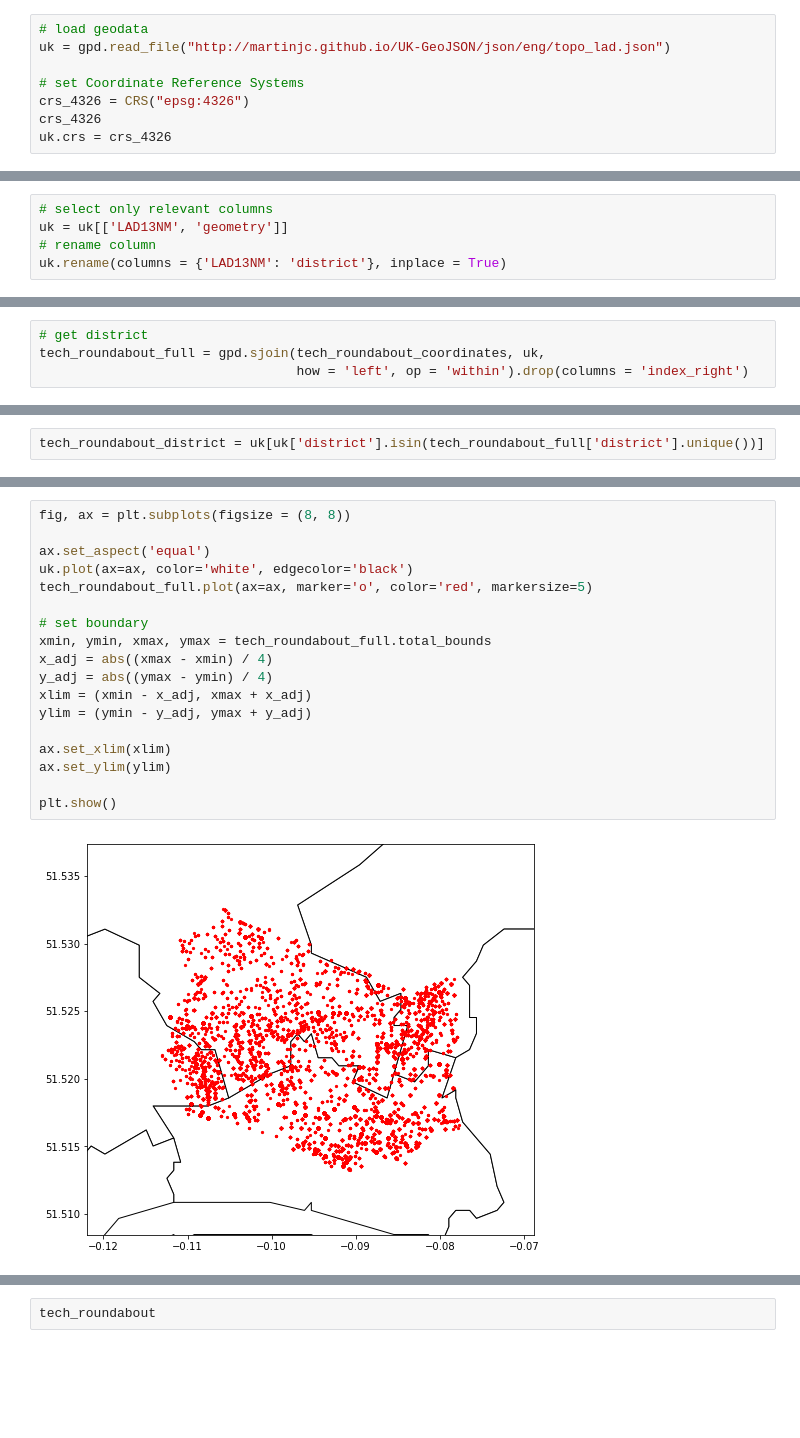
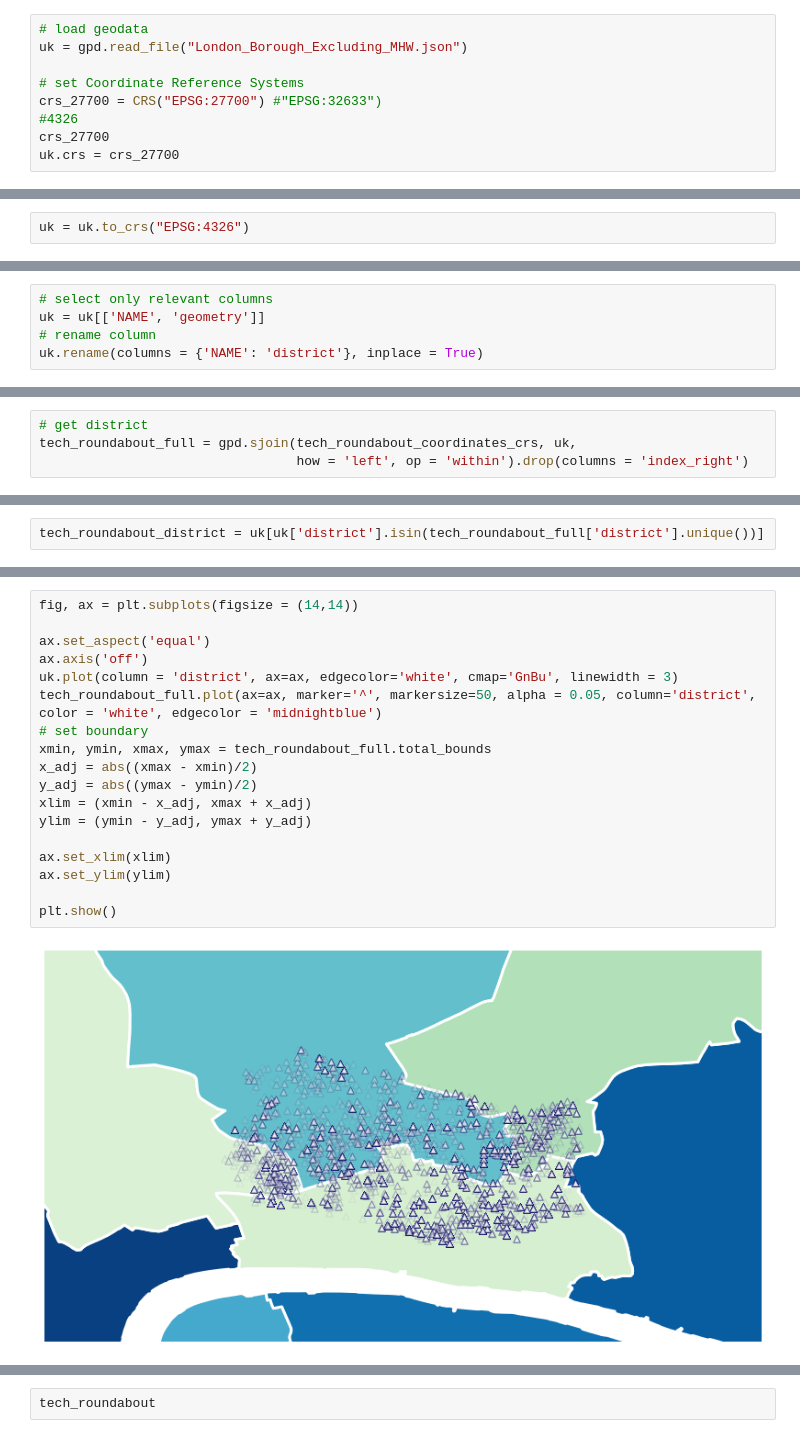
Before and after one commit to AnushaGooda/Data_Viz_FTP, a Jupyter notebook: scripts/visualization/geospatial exploration.ipynb, the cells around one changed output, grey strips where cells are left out. Drawn from its saved outputs; the diff is of its cells as text; blank space fills up the shorter version.

Commit message:
GeoJson and latest updates

```diff
--- a/scripts/visualization/geospatial exploration.ipynb
+++ b/scripts/visualization/geospatial exploration.ipynb
@@ -15,9 +16,10 @@ import contextily as ctx
 # Load UK shape file
 # %%
 # load geodata
-uk = gpd.read_file("http://martinjc.github.io/UK-GeoJSON/json/eng/topo_lad.json")
+uk = gpd.read_file("London_Borough_Excluding_MHW.json")
 
 # set Coordinate Reference Systems
-crs_4326 = CRS("epsg:4326")
-crs_4326
-uk.crs = crs_4326
+crs_27700 = CRS("EPSG:27700") #"EPSG:32633")
+#4326
+crs_27700
+uk.crs = crs_27700
@@ -37,4 +46,6 @@ Datum: World Geodetic System 1984
 - Prime Meridian: Greenwich
+# %%
+uk = uk.to_crs("EPSG:4326")
 # %%
 uk
 # %% [output]
@@ -54,8 +69,8 @@ uk
 # %%
 # select only relevant columns
-uk = uk[['LAD13NM', 'geometry']]
+uk = uk[['NAME', 'geometry']]
 # rename column
-uk.rename(columns = {'LAD13NM': 'district'}, inplace = True)
+uk.rename(columns = {'NAME': 'district'}, inplace = True)
 # %% [output]
 A value is trying to be set on a copy of a slice from a DataFrame
 
@@ -113,4 +146,4 @@ tech_roundabout_coordinates.head()
 # %%
 # get district
-tech_roundabout_full = gpd.sjoin(tech_roundabout_coordinates, uk,
+tech_roundabout_full = gpd.sjoin(tech_roundabout_coordinates_crs, uk,
                                  how = 'left', op = 'within').drop(columns = 'index_right')
@@ -145,20 +208,20 @@ tech_roundabout_district
 # %%
-fig, ax = plt.subplots(figsize = (8, 8))
+fig, ax = plt.subplots(figsize = (14,14))
 
 ax.set_aspect('equal')
-uk.plot(ax=ax, color='white', edgecolor='black')
-tech_roundabout_full.plot(ax=ax, marker='o', color='red', markersize=5)
-
+ax.axis('off')
+uk.plot(column = 'district', ax=ax, edgecolor='white', cmap='GnBu', linewidth = 3)
+tech_roundabout_full.plot(ax=ax, marker='^', markersize=50, alpha = 0.05, column='district', color = 'white', edgecolor = 'midnightblue')
 # set boundary
 xmin, ymin, xmax, ymax = tech_roundabout_full.total_bounds
-x_adj = abs((xmax - xmin) / 4)
-y_adj = abs((ymax - ymin) / 4)
+x_adj = abs((xmax - xmin)/2)
+y_adj = abs((ymax - ymin)/2)
 xlim = (xmin - x_adj, xmax + x_adj)
 ylim = (ymin - y_adj, ymax + y_adj)
 
 ax.set_xlim(xlim)
 ax.set_ylim(ylim)
 
 plt.show()
 # %% [output]
-[figure, old version]
+[figure, new version]
```
Also changed, not shown: parts of 19 cells of this notebook, 4 other files.
